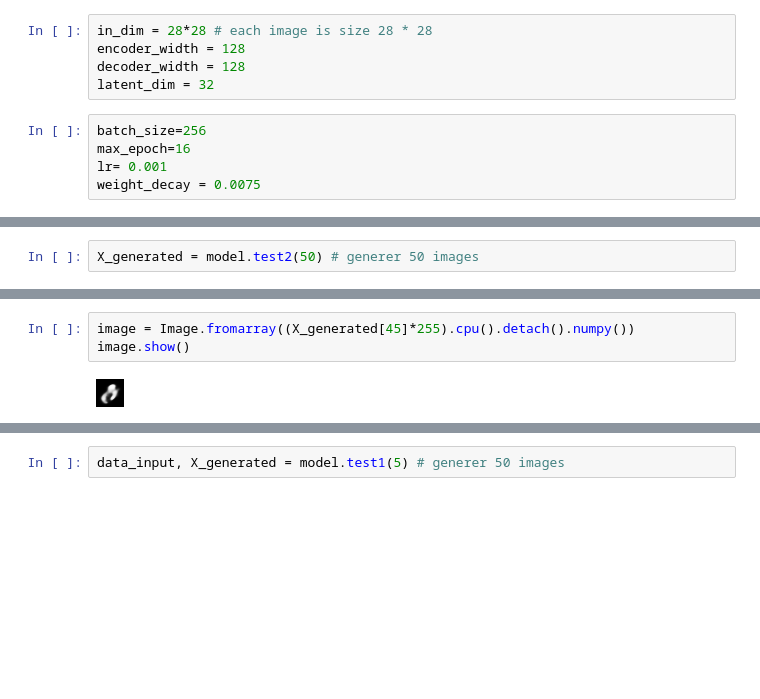
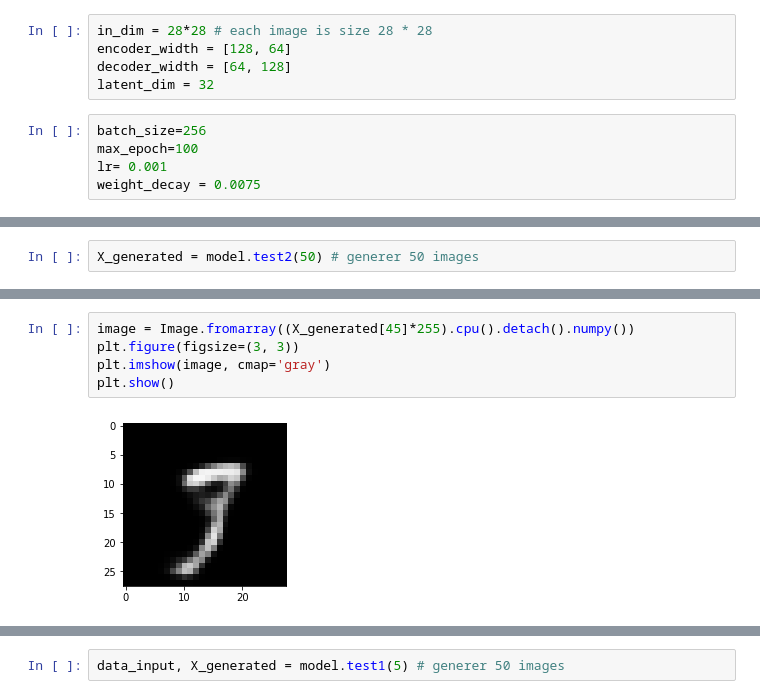
Before and after one commit to ENSP-AI-Mentoring/machine-learning-algorithms, a Jupyter notebook: algorithms_examples/01- VAE.ipynb, the cells around one changed output, grey strips where cells are left out. Drawn from its saved outputs; the diff is of its cells as text; blank space fills up the shorter version.

```diff
--- a/algorithms_examples/01- VAE.ipynb
+++ b/algorithms_examples/01- VAE.ipynb
@@ -92,12 +94,12 @@ You use GPU !
 ## Model configuration
 # %%
 in_dim = 28*28 # each image is size 28 * 28
-encoder_width = 128
-decoder_width = 128
+encoder_width = [128, 64]
+decoder_width = [64, 128]
 latent_dim = 32
 # %%
 batch_size=256
-max_epoch=16
+max_epoch=100
 lr= 0.001
 weight_decay = 0.0075
 # %%
@@ -147,7 +182,9 @@ image.show()
 # %%
 image = Image.fromarray((X_generated[45]*255).cpu().detach().numpy())
-image.show()
+plt.figure(figsize=(3, 3))
+plt.imshow(image, cmap='gray')
+plt.show()
 # %% [output]
-[figure, old version]
+[figure, new version]
 # %%
 image = Image.fromarray((X_generated[4]*255).cpu().detach().numpy())
```
Also changed, not shown: parts of 17 cells of this notebook, 1 other file.
